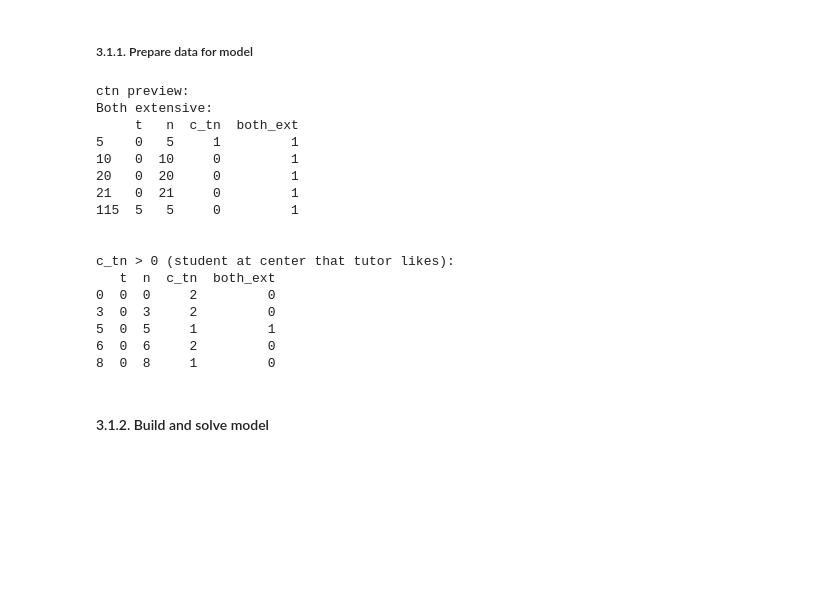
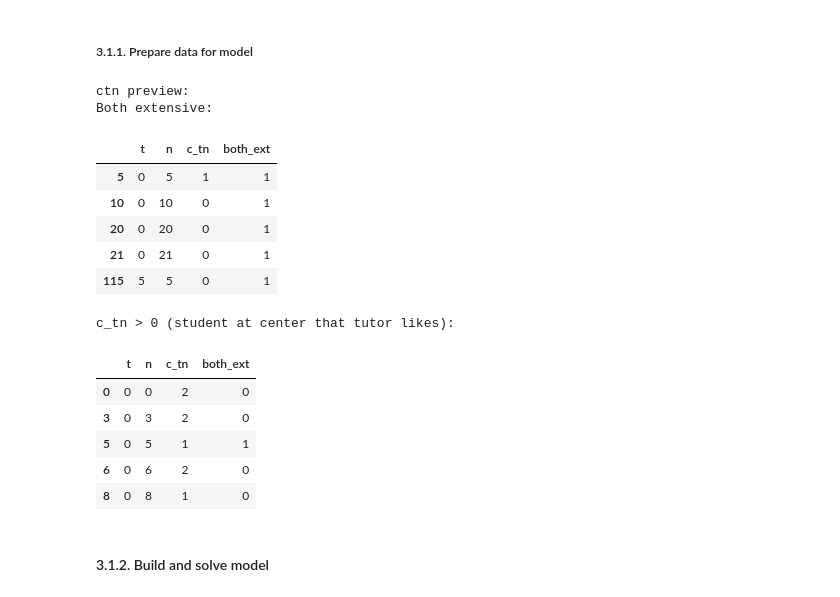
Before and after one commit to darrylteo/Technical-Test---Tutor-Student-Matching-Problem, a Jupyter notebook: technical_test_solution.ipynb, the cells around one changed output. Cells and saved outputs as stored; diff of their text form; code cells hidden in the pictures; blank space fills up the shorter version.

```diff
--- a/technical_test_solution.ipynb
+++ b/technical_test_solution.ipynb
@@ -240,49 +240,47 @@ Additional constraints:
 # %%
 # create copy of tables we will need, and add column of index
 E = existing_students.copy().reset_index(drop=True).rename_axis('e').reset_index()
 N = new_students.copy().reset_index(drop=True).rename_axis('n').reset_index()
 T = tutors.copy().reset_index(drop=True).rename_axis('t').reset_index()
 
 # create minitable of centers and index
 ctrs = pd.DataFrame(pd.concat([new_students['tuitionCentre'], existing_students['tuitionCentre']]).unique(), columns=['tuitionCentre'])
 ctrs = ctrs.reset_index().rename(columns={'index': 'c'})
 
 # ctn: coefficient for tutor t to be assigned to new student n
 # also add col to mark a compatible student and tutor where both are extensive
 ctn = pd.merge(pd.merge(T.assign(key=1), N.assign(key=1), on='key').drop('key', axis=1),
                ctrs.assign(key=1), on='tuitionCentre', how='left')
 ctn['c_tn'] = np.where(ctn['preferredCentre1'] == ctn['tuitionCentre'], 2,
                        np.where(ctn['preferredCentre2'] == ctn['tuitionCentre'], 1, 0))
 ctn['both_ext'] = np.where((ctn['tutoringSkills'] == 'Extensive') & (ctn['tutoringNeed'] == 'Extensive'), 1, 0)
 ctn = ctn[['t', 'n', 'c_tn', 'both_ext']]
 both_ext_dict = {(row['t'], row['n']): 1 for _, row in ctn.iterrows() if row['both_ext'] == 1}
 c_tn_dict = ctn.set_index(["t", "n"])["c_tn"].to_dict()
 
 # check some values
 print("ctn preview:")
 print("Both extensive:")
-print(ctn[ctn['both_ext'] == 1].head())
+display(ctn[ctn['both_ext'] == 1].head())
 print("\n")
 print("c_tn > 0 (student at center that tutor likes):")
-print(ctn[ctn['c_tn'] > 0].head())
+display(ctn[ctn['c_tn'] > 0].head())
 # %% [output]
 ctn preview:
 Both extensive:
-     t   n  c_tn  both_ext
-5    0   5     1         1
-10   0  10     0         1
-20   0  20     0         1
-21   0  21     0         1
-115  5   5     0         1
-
-
-c_tn > 0 (student at center that tutor likes):
-   t  n  c_tn  both_ext
-0  0  0     2         0
-3  0  3     2         0
-5  0  5     1         1
-6  0  6     2         0
-8  0  8     1         0
+|  | t | n | c_tn | both_ext |
+| 5 | 0 | 5 | 1 | 1 |
+| 10 | 0 | 10 | 0 | 1 |
+| 20 | 0 | 20 | 0 | 1 |
+| 21 | 0 | 21 | 0 | 1 |
+| 115 | 5 | 5 | 0 | 1 |
+c_tn > 0 (student at center that tutor likes):
+|  | t | n | c_tn | both_ext |
+| 0 | 0 | 0 | 2 | 0 |
+| 3 | 0 | 3 | 2 | 0 |
+| 5 | 0 | 5 | 1 | 1 |
+| 6 | 0 | 6 | 2 | 0 |
+| 8 | 0 | 8 | 1 | 0 |
 # %% [markdown]
 #### 3.1.2. Build and solve model
 # %% [markdown]
```
Also changed, not shown: parts of 2 cells of this notebook, 1 other file.
